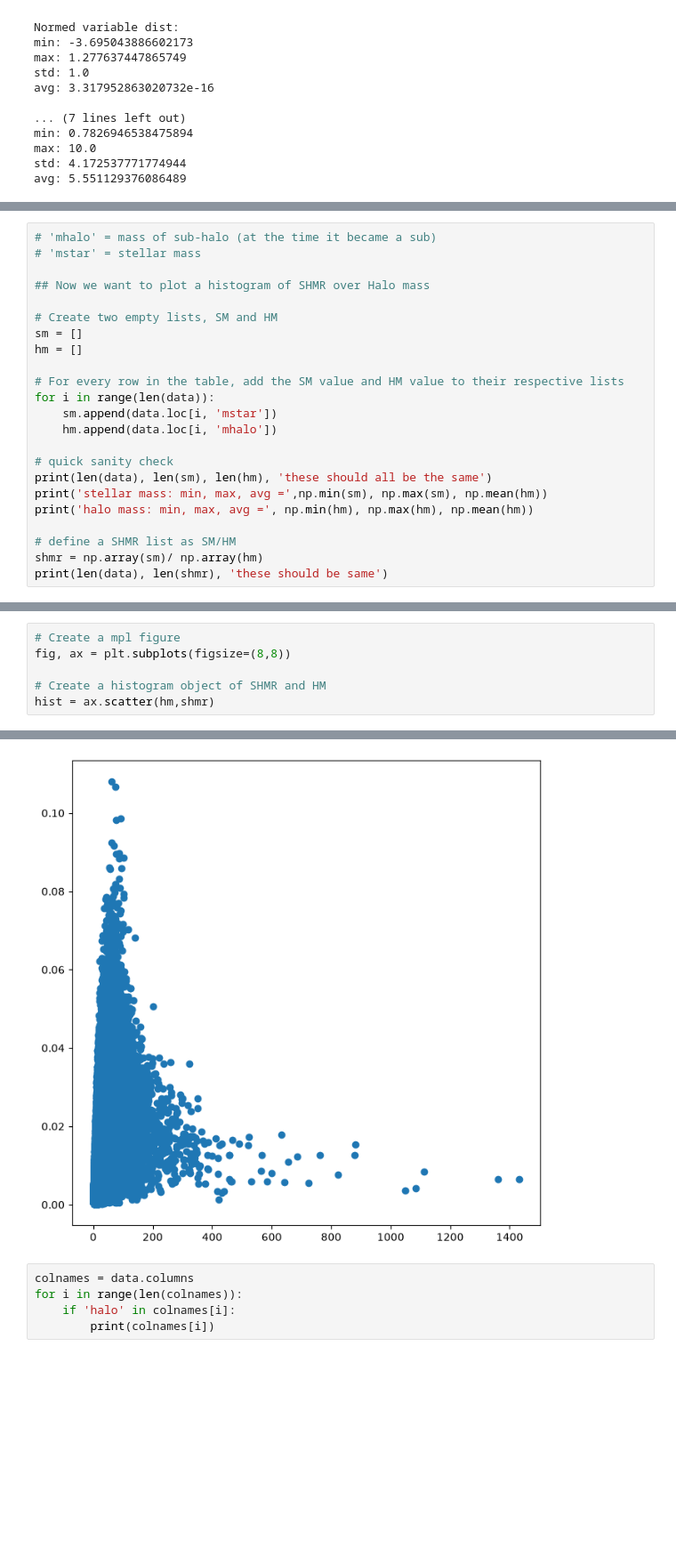
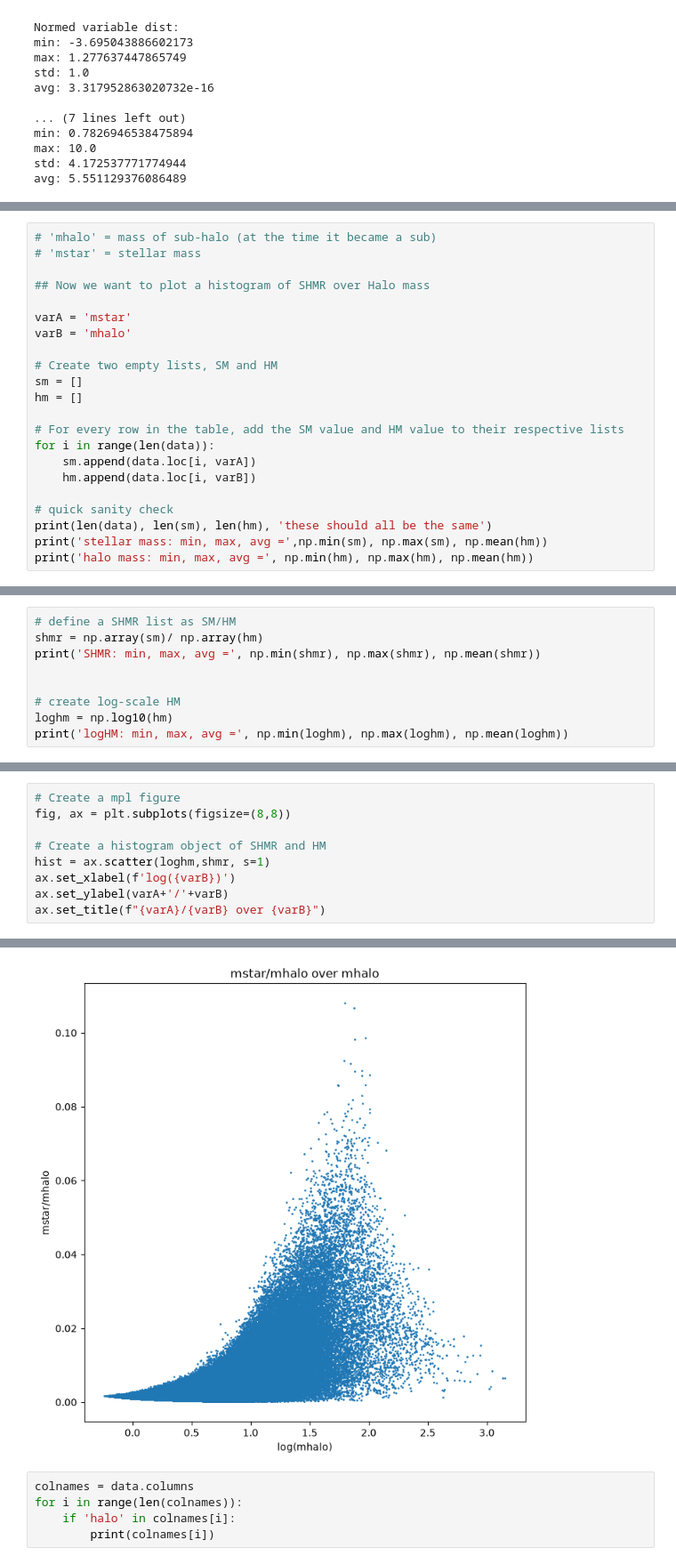
Before and after one commit to LauFred/pink-starfruit, a Jupyter notebook: plotting/lightcone-spatial-vis.ipynb, the cells around one changed output, grey strips where cells are left out. Shown at 89% size. Saved outputs shown, nothing was run; the diff lists cells and outputs as text; blank space fills up the shorter version.

```diff
--- a/plotting/lightcone-spatial-vis.ipynb
+++ b/plotting/lightcone-spatial-vis.ipynb
@@ -176,6 +174,9 @@ ax.set_box_aspect(1)
 # 'mstar' = stellar mass
 
 ## Now we want to plot a histogram of SHMR over Halo mass
+
+varA = 'mstar'
+varB = 'mhalo'
 
 # Create two empty lists, SM and HM
 sm = []
@@ -183,17 +184,13 @@ hm = []
 
 # For every row in the table, add the SM value and HM value to their respective lists
 for i in range(len(data)):
-    sm.append(data.loc[i, 'mstar'])
-    hm.append(data.loc[i, 'mhalo'])
+    sm.append(data.loc[i, varA])
+    hm.append(data.loc[i, varB])
 
 # quick sanity check
 print(len(data), len(sm), len(hm), 'these should all be the same')
 print('stellar mass: min, max, avg =',np.min(sm), np.max(sm), np.mean(hm))
 print('halo mass: min, max, avg =', np.min(hm), np.max(hm), np.mean(hm))
-
-# define a SHMR list as SM/HM
-shmr = np.array(sm)/ np.array(hm)
-print(len(data), len(shmr), 'these should be same')
 # %% [output]
 905790 905790 905790 these should all be the same
 stellar mass: min, max, avg = 0.0010000008 13.624037 3.8266629361838063
@@ -201 +199,10 @@ halo mass: min, max, avg = 0.57558349 1430.708 3.8266629361838063
 905790 905790 these should be same
+# %%
+# define a SHMR list as SM/HM
+shmr = np.array(sm)/ np.array(hm)
+print('SHMR: min, max, avg =', np.min(shmr), np.max(shmr), np.mean(shmr))
+
+
+# create log-scale HM
+loghm = np.log10(hm)
+print('logHM: min, max, avg =', np.min(loghm), np.max(loghm), np.mean(loghm))
@@ -204,5 +214,8 @@ halo mass: min, max, avg = 0.57558349 1430.708 3.8266629361838063
 fig, ax = plt.subplots(figsize=(8,8))
 
 # Create a histogram object of SHMR and HM
-hist = ax.scatter(hm,shmr)
+hist = ax.scatter(loghm,shmr, s=1)
+ax.set_xlabel(f'log({varB})')
+ax.set_ylabel(varA+'/'+varB)
+ax.set_title(f"{varA}/{varB} over {varB}")
 # %% [output]
@@ -209,4 +223,4 @@ hist = ax.scatter(hm,shmr)
-[figure, old version]
+[figure, new version]
 # %%
 colnames = data.columns
 for i in range(len(colnames)):
```
Also changed, not shown: parts of 4 cells of this notebook, 6 other files.
